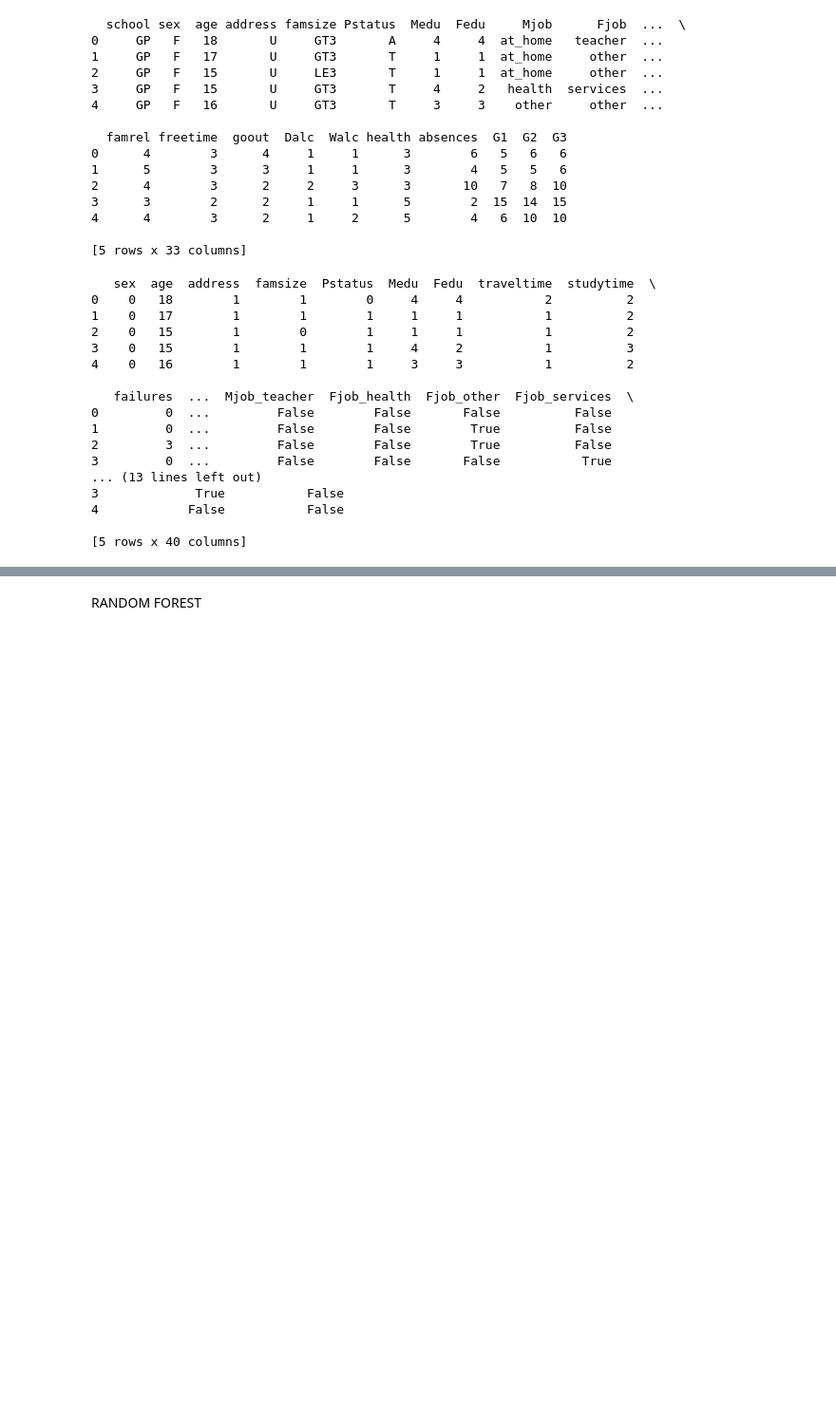
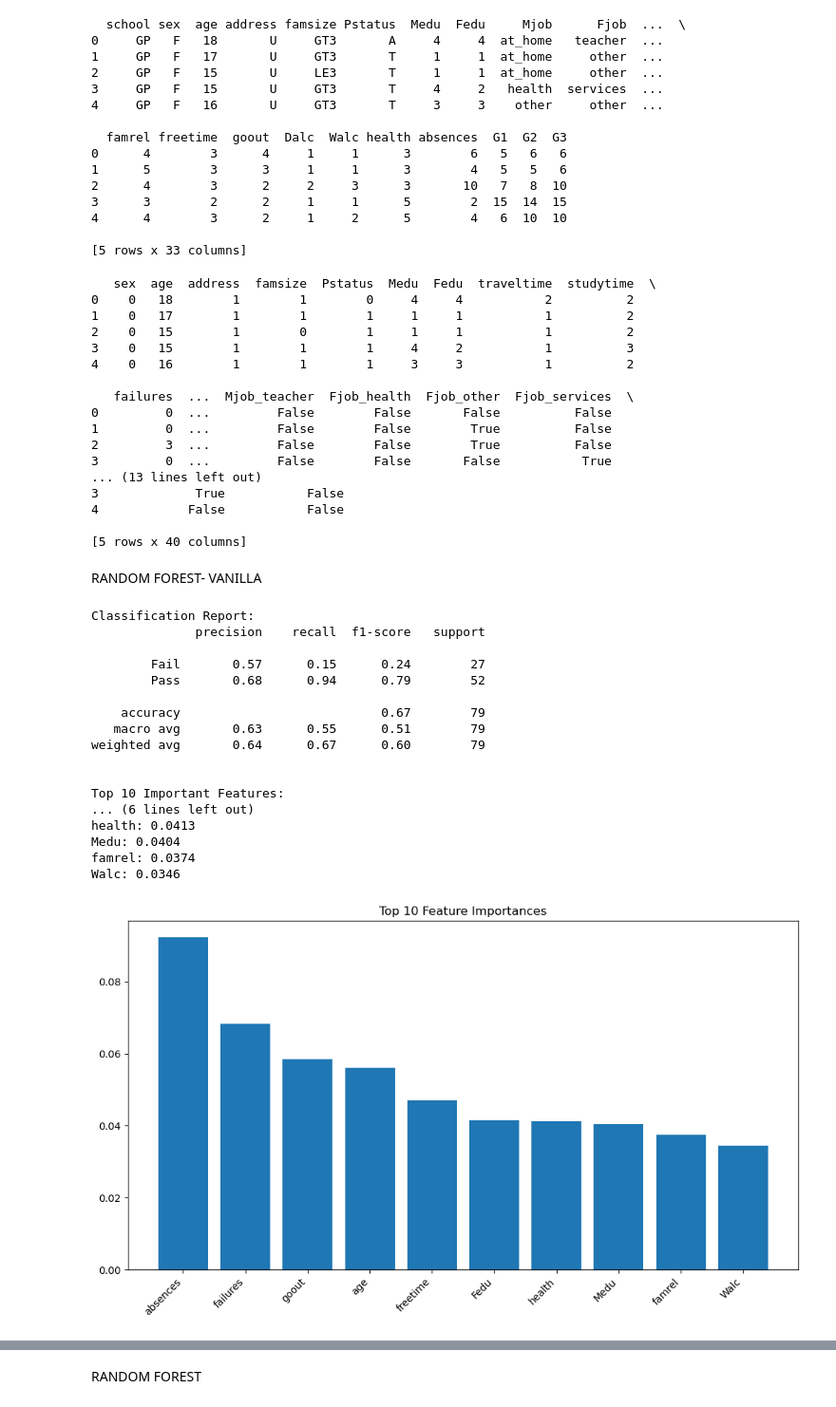
Before and after one commit to Ariana-Elahi/ML-Final-Project, a Jupyter notebook: ML.ipynb, the cells around one changed output, grey strips where cells are left out. Shown at 95% size. Cells and saved outputs as stored; diff of their text form; code cells hidden in the pictures; blank space fills up the shorter version.

Commit message:
vanilla random forest added

```diff
--- a/ML.ipynb
+++ b/ML.ipynb
@@ -95,3 +95,59 @@ X_train, X_test, y_train, y_test = train_test_split(X, y, test_size=0.2, random_
 scaler = StandardScaler()
 X_train_scaled = scaler.fit_transform(X_train)
 X_test_scaled = scaler.transform(X_test)
+# %% [markdown]
+RANDOM FOREST- VANILLA
+# %%
+from sklearn.ensemble import RandomForestClassifier
+from sklearn.metrics import classification_report, confusion_matrix
+import numpy as np
+import matplotlib.pyplot as plt
+
+# Convert y to binary (Pass/Fail)
+y_binary = y.apply(lambda grade: 1 if grade >= 10 else 0)  # 1 = Pass, 0 = Fail
+
+# Train Random Forest
+rf = RandomForestClassifier(random_state=42)
+rf.fit(X_train_scaled, y_binary[y_train.index])
+
+# Predict on test set
+y_pred = rf.predict(X_test_scaled)
+
+# Classification report
+print("Classification Report:")
+print(classification_report(y_binary[y_test.index], y_pred, target_names=["Fail", "Pass"]))
+
+# Feature Importances
+importances = rf.feature_importances_
+indices = np.argsort(importances)[::-1]
+top10_indices = indices[:10]
+
+print("\nTop 10 Important Features:")
+for i in top10_indices:
+    print(f"{X.columns[i]}: {importances[i]:.4f}")
+
+plt.figure(figsize=(10, 6))
+plt.bar(range(10), importances[top10_indices])
+plt.xticks(range(10), [X.columns[i] for i in top10_indices], rotation=45, ha="right")
+plt.title("Top 10 Feature Importances")
+plt.tight_layout()
+plt.show()
+# %% [output]
+Classification Report:
+              precision    recall  f1-score   support
+
+        Fail       0.57      0.15      0.24        27
+        Pass       0.68      0.94      0.79        52
+
+    accuracy                           0.67        79
+   macro avg       0.63      0.55      0.51        79
+weighted avg       0.64      0.67      0.60        79
+
+
+Top 10 Important Features:
+... (6 lines left out)
+health: 0.0413
+Medu: 0.0404
+famrel: 0.0374
+Walc: 0.0346
+[figure, added]
```
Also changed, not shown: parts of 2 cells of this notebook, 28 other files.
